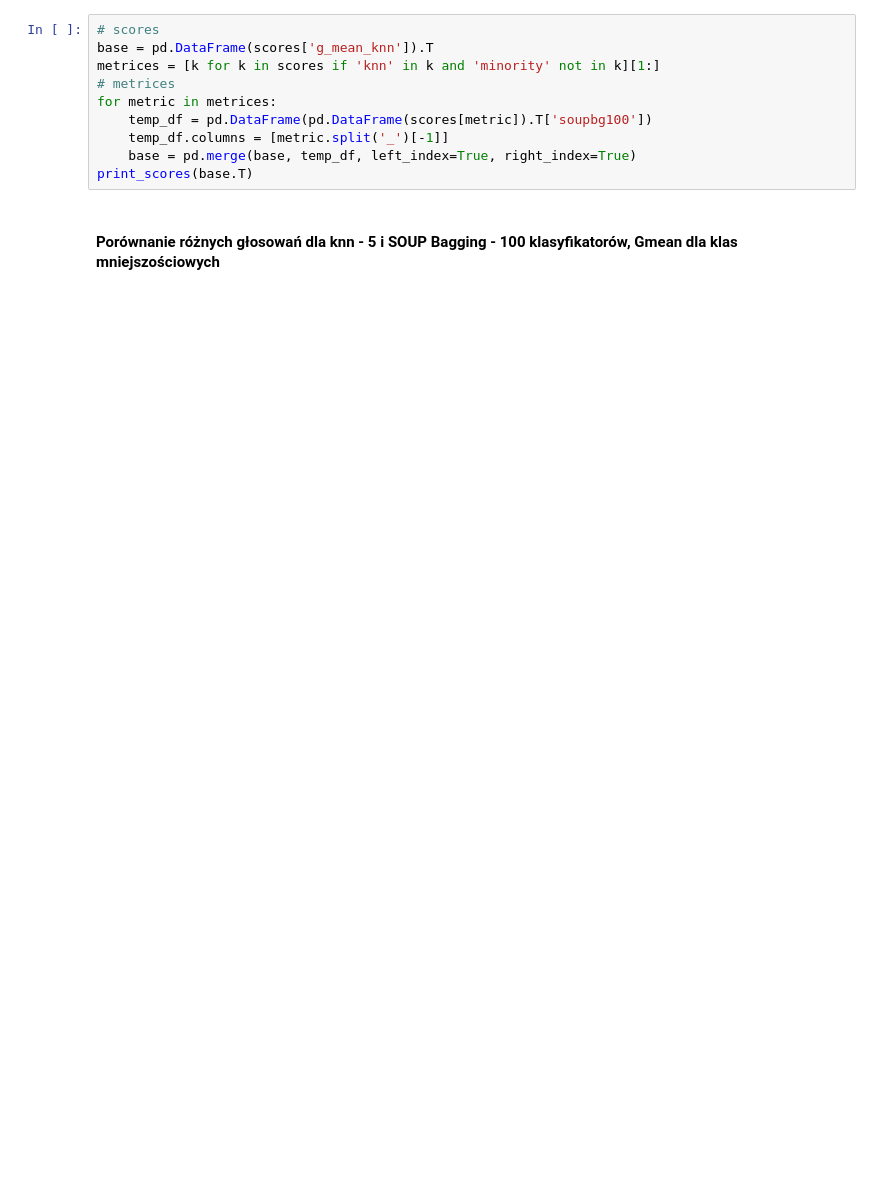
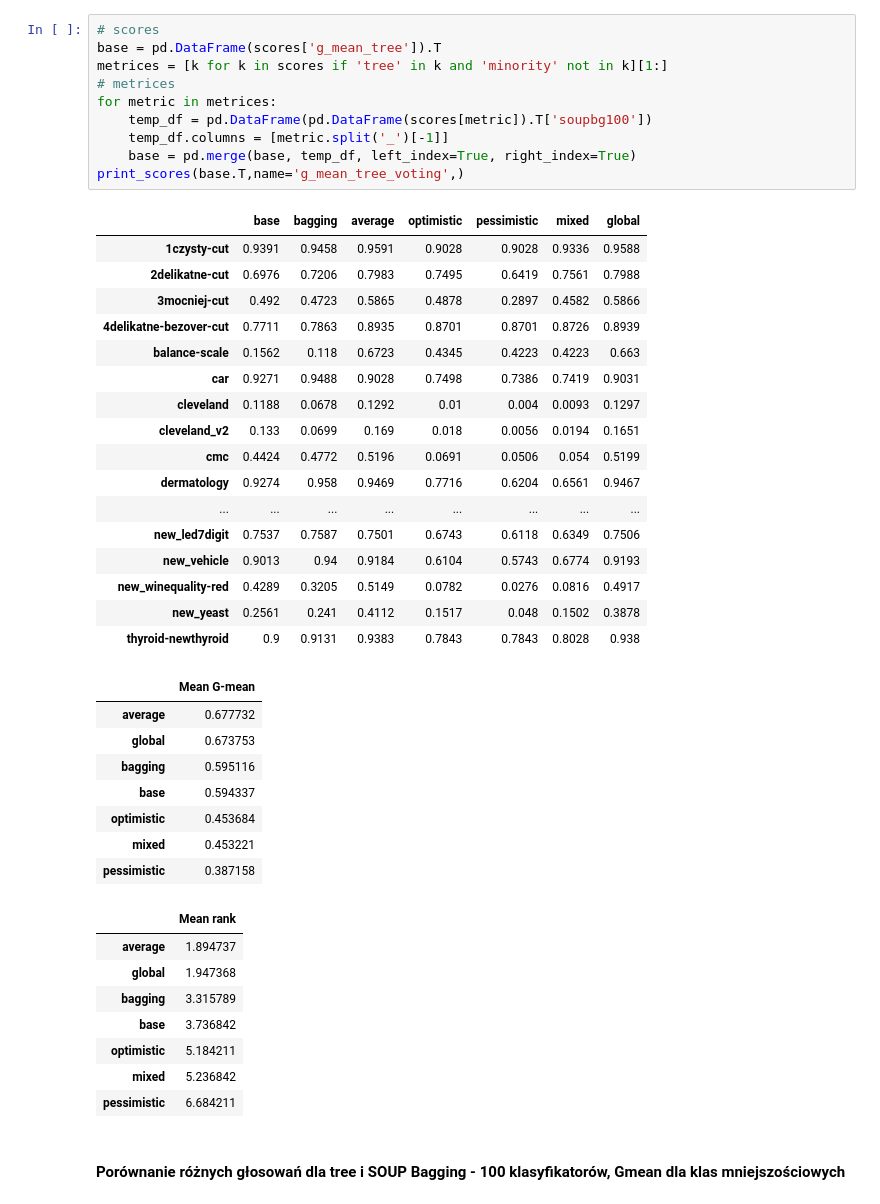
Before and after one commit to damianhorna/multi-imbalance, a Jupyter notebook: benchmarks/soupbg/soupbg.ipynb, the cells around one changed output. Cells and saved outputs as stored; diff of their text form; blank space fills up the shorter version.

Commit message:
added global voting results

```diff
--- a/benchmarks/soupbg/soupbg.ipynb
+++ b/benchmarks/soupbg/soupbg.ipynb
@@ -228,13 +299,47 @@ print_scores(scores['g_mean_knn_minority_average'], columns=columns, base=base)
 # %%
 # scores
-base = pd.DataFrame(scores['g_mean_knn']).T
-metrices = [k for k in scores if 'knn' in k and 'minority' not in k][1:]
+base = pd.DataFrame(scores['g_mean_tree']).T
+metrices = [k for k in scores if 'tree' in k and 'minority' not in k][1:]
 # metrices
 for metric in metrices:
     temp_df = pd.DataFrame(pd.DataFrame(scores[metric]).T['soupbg100'])
     temp_df.columns = [metric.split('_')[-1]]
     base = pd.merge(base, temp_df, left_index=True, right_index=True)
-print_scores(base.T)
+print_scores(base.T,name='g_mean_tree_voting',)
+# %% [output]
+|  | base | bagging | average | optimistic | pessimistic | mixed | global |
+| 1czysty-cut | 0.9391 | 0.9458 | 0.9591 | 0.9028 | 0.9028 | 0.9336 | 0.9588 |
+| 2delikatne-cut | 0.6976 | 0.7206 | 0.7983 | 0.7495 | 0.6419 | 0.7561 | 0.7988 |
+| 3mocniej-cut | 0.492 | 0.4723 | 0.5865 | 0.4878 | 0.2897 | 0.4582 | 0.5866 |
+| 4delikatne-bezover-cut | 0.7711 | 0.7863 | 0.8935 | 0.8701 | 0.8701 | 0.8726 | 0.8939 |
+| balance-scale | 0.1562 | 0.118 | 0.6723 | 0.4345 | 0.4223 | 0.4223 | 0.663 |
+| car | 0.9271 | 0.9488 | 0.9028 | 0.7498 | 0.7386 | 0.7419 | 0.9031 |
+| cleveland | 0.1188 | 0.0678 | 0.1292 | 0.01 | 0.004 | 0.0093 | 0.1297 |
+| cleveland_v2 | 0.133 | 0.0699 | 0.169 | 0.018 | 0.0056 | 0.0194 | 0.1651 |
+| cmc | 0.4424 | 0.4772 | 0.5196 | 0.0691 | 0.0506 | 0.054 | 0.5199 |
+| dermatology | 0.9274 | 0.958 | 0.9469 | 0.7716 | 0.6204 | 0.6561 | 0.9467 |
+| ... | ... | ... | ... | ... | ... | ... | ... |
+| new_led7digit | 0.7537 | 0.7587 | 0.7501 | 0.6743 | 0.6118 | 0.6349 | 0.7506 |
+| new_vehicle | 0.9013 | 0.94 | 0.9184 | 0.6104 | 0.5743 | 0.6774 | 0.9193 |
+| new_winequality-red | 0.4289 | 0.3205 | 0.5149 | 0.0782 | 0.0276 | 0.0816 | 0.4917 |
+| new_yeast | 0.2561 | 0.241 | 0.4112 | 0.1517 | 0.048 | 0.1502 | 0.3878 |
+| thyroid-newthyroid | 0.9 | 0.9131 | 0.9383 | 0.7843 | 0.7843 | 0.8028 | 0.938 |
+|  | Mean G-mean |
+| average | 0.677732 |
+| global | 0.673753 |
+| bagging | 0.595116 |
+| base | 0.594337 |
+| optimistic | 0.453684 |
+| mixed | 0.453221 |
+| pessimistic | 0.387158 |
+|  | Mean rank |
+| average | 1.894737 |
+| global | 1.947368 |
+| bagging | 3.315789 |
+| base | 3.736842 |
+| optimistic | 5.184211 |
+| mixed | 5.236842 |
+| pessimistic | 6.684211 |
 # %% [markdown]
-#### Porównanie różnych głosowań dla knn - 5 i SOUP Bagging - 100 klasyfikatorów, Gmean dla klas mniejszościowych
+#### Porównanie różnych głosowań dla tree i SOUP Bagging - 100 klasyfikatorów, Gmean dla klas mniejszościowych
 # %%
```
Also changed, not shown: parts of 14 cells of this notebook, 7 other files.
